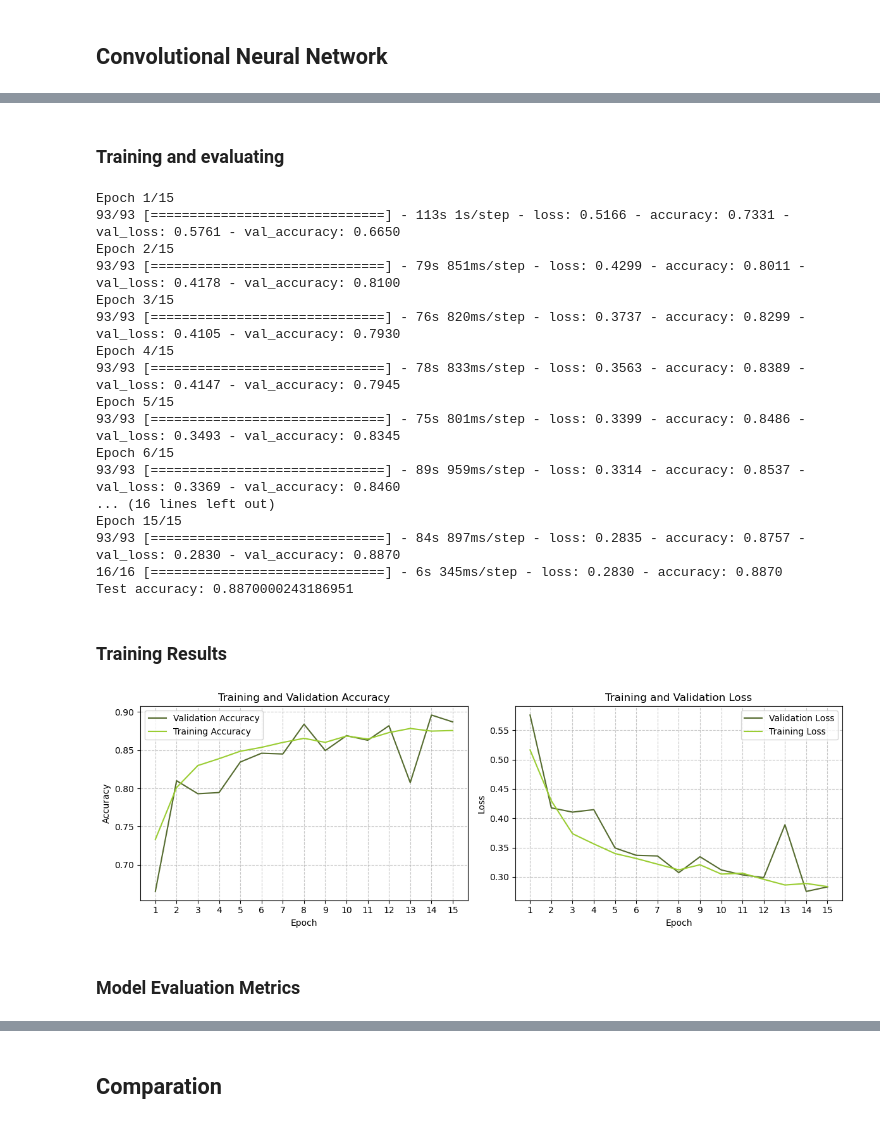
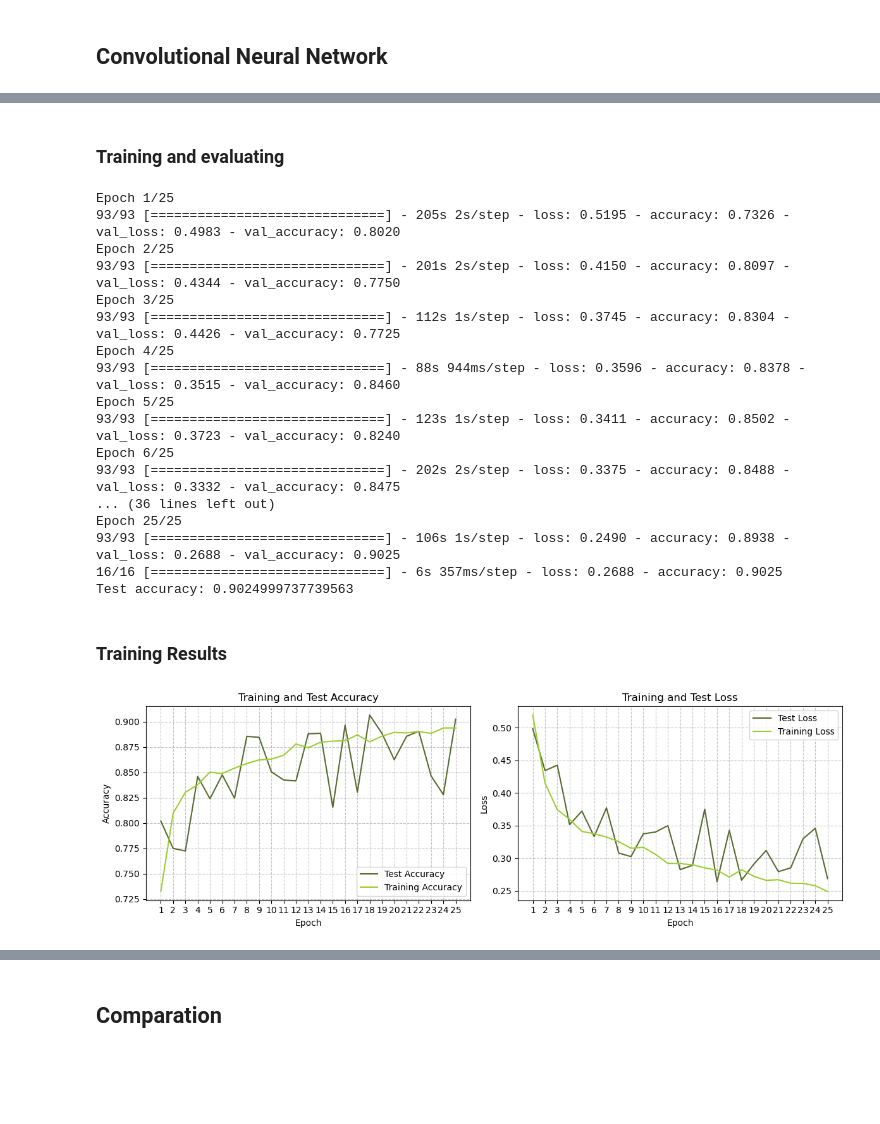
Before and after one commit to AlonMesh/Deep-Learning-Project, a Jupyter notebook: Skin Cancer Detection models 🩺.ipynb, the cells around one changed output, grey strips where cells are left out. Cells and saved outputs as stored; diff of their text form; code cells hidden in the pictures; blank space fills up the shorter version.

```diff
--- a/Skin Cancer Detection models 🩺.ipynb
+++ b/Skin Cancer Detection models 🩺.ipynb
@@ -48,7 +48,7 @@ Set those hyperparamaters as you wish
 # %%
 img_width, img_height = 112, 112
 batch_size = 128
-epochs = 15
+epochs = 25
 # %%
 # Data generators
 train_datagen = ImageDataGenerator(rescale=1.0 / 255)
@@ -536,8 +560,8 @@ Total params: 24001 (93.75 KB)
 Trainable params: 24001 (93.75 KB)
 Non-trainable params: 0 (0.00 Byte)
 _________________________________________________________________
-# %% [markdown]
-### Training and evaluating
+# %% [markdown]
+### Training and evaluating
 # %%
 # Train
 cnn_history = cnn_model.fit(
@@ -550,52 +574,50 @@ cnn_history = cnn_model.fit(
 test_loss, test_acc = cnn_model.evaluate(test_generator)
 print('Test accuracy:', test_acc)
 # %% [output]
-Epoch 1/15
-93/93 [==============================] - 113s 1s/step - loss: 0.5166 - accuracy: 0.7331 - val_loss: 0.5761 - val_accuracy: 0.6650
-Epoch 2/15
-93/93 [==============================] - 79s 851ms/step - loss: 0.4299 - accuracy: 0.8011 - val_loss: 0.4178 - val_accuracy: 0.8100
-Epoch 3/15
-93/93 [==============================] - 76s 820ms/step - loss: 0.3737 - accuracy: 0.8299 - val_loss: 0.4105 - val_accuracy: 0.7930
-Epoch 4/15
-93/93 [==============================] - 78s 833ms/step - loss: 0.3563 - accuracy: 0.8389 - val_loss: 0.4147 - val_accuracy: 0.7945
-Epoch 5/15
-93/93 [==============================] - 75s 801ms/step - loss: 0.3399 - accuracy: 0.8486 - val_loss: 0.3493 - val_accuracy: 0.8345
-Epoch 6/15
-93/93 [==============================] - 89s 959ms/step - loss: 0.3314 - accuracy: 0.8537 - val_loss: 0.3369 - val_accuracy: 0.8460
-... (16 lines left out)
-Epoch 15/15
-93/93 [==============================] - 84s 897ms/step - loss: 0.2835 - accuracy: 0.8757 - val_loss: 0.2830 - val_accuracy: 0.8870
-16/16 [==============================] - 6s 345ms/step - loss: 0.2830 - accuracy: 0.8870
-Test accuracy: 0.8870000243186951
+Epoch 1/25
+93/93 [==============================] - 205s 2s/step - loss: 0.5195 - accuracy: 0.7326 - val_loss: 0.4983 - val_accuracy: 0.8020
+Epoch 2/25
+93/93 [==============================] - 201s 2s/step - loss: 0.4150 - accuracy: 0.8097 - val_loss: 0.4344 - val_accuracy: 0.7750
+Epoch 3/25
+93/93 [==============================] - 112s 1s/step - loss: 0.3745 - accuracy: 0.8304 - val_loss: 0.4426 - val_accuracy: 0.7725
+Epoch 4/25
+93/93 [==============================] - 88s 944ms/step - loss: 0.3596 - accuracy: 0.8378 - val_loss: 0.3515 - val_accuracy: 0.8460
+Epoch 5/25
+93/93 [==============================] - 123s 1s/step - loss: 0.3411 - accuracy: 0.8502 - val_loss: 0.3723 - val_accuracy: 0.8240
+Epoch 6/25
+93/93 [==============================] - 202s 2s/step - loss: 0.3375 - accuracy: 0.8488 - val_loss: 0.3332 - val_accuracy: 0.8475
+... (36 lines left out)
+Epoch 25/25
+93/93 [==============================] - 106s 1s/step - loss: 0.2490 - accuracy: 0.8938 - val_loss: 0.2688 - val_accuracy: 0.9025
+16/16 [==============================] - 6s 357ms/step - loss: 0.2688 - accuracy: 0.9025
+Test accuracy: 0.9024999737739563
-# %% [markdown]
-### Training Results
+# %% [markdown]
+### Training Results
 # %%
-# Plot training and validation accuracy values
+# Plot training and test accuracy values
 plt.figure(figsize=(12, 4))
 plt.subplot(1, 2, 1)
-plt.plot(np.arange(1, len(cnn_history.history['val_accuracy']) + 1), cnn_history.history['val_accuracy'], label='Validation Accuracy', color='darkolivegreen')
+plt.plot(np.arange(1, len(cnn_history.history['val_accuracy']) + 1), cnn_history.history['val_accuracy'], label='Test Accuracy', color='darkolivegreen')
 plt.plot(np.arange(1, len(cnn_history.history['accuracy']) + 1), cnn_history.history['accuracy'], label='Training Accuracy', color='yellowgreen')
 plt.xlabel('Epoch')
 plt.ylabel('Accuracy')
-plt.title('Training and Validation Accuracy')
+plt.title('Training and Test Accuracy')
 plt.grid(True, linestyle='--', alpha=0.7)
 plt.xticks(range(1, len(cnn_history.history['val_accuracy']) + 1))
 plt.legend()
 
-# Plot training and validation loss values
+# Plot training and test loss values
 plt.subplot(1, 2, 2)
-plt.plot(np.arange(1, len(cnn_history.history['val_loss']) + 1), cnn_history.history['val_loss'], label='Validation Loss', color='darkolivegreen')
+plt.plot(np.arange(1, len(cnn_history.history['val_loss']) + 1), cnn_history.history['val_loss'], label='Test Loss', color='darkolivegreen')
 plt.plot(np.arange(1, len(cnn_history.history['loss']) + 1), cnn_history.history['loss'], label='Training Loss', color='yellowgreen')
 plt.xlabel('Epoch')
 plt.ylabel('Loss')
-plt.title('Training and Validation Loss')
+plt.title('Training and Test Loss')
 plt.grid(True, linestyle='--', alpha=0.7)
 plt.xticks(range(1, len(cnn_history.history['val_loss']) + 1))
 plt.legend()
 
 plt.tight_layout()
 plt.show()
 # %% [output]
-[figure, old version]
+[figure, new version]
-# %% [markdown]
-### Model Evaluation Metrics
```
Also changed, not shown: parts of 74 cells of this notebook, 12 other files.
